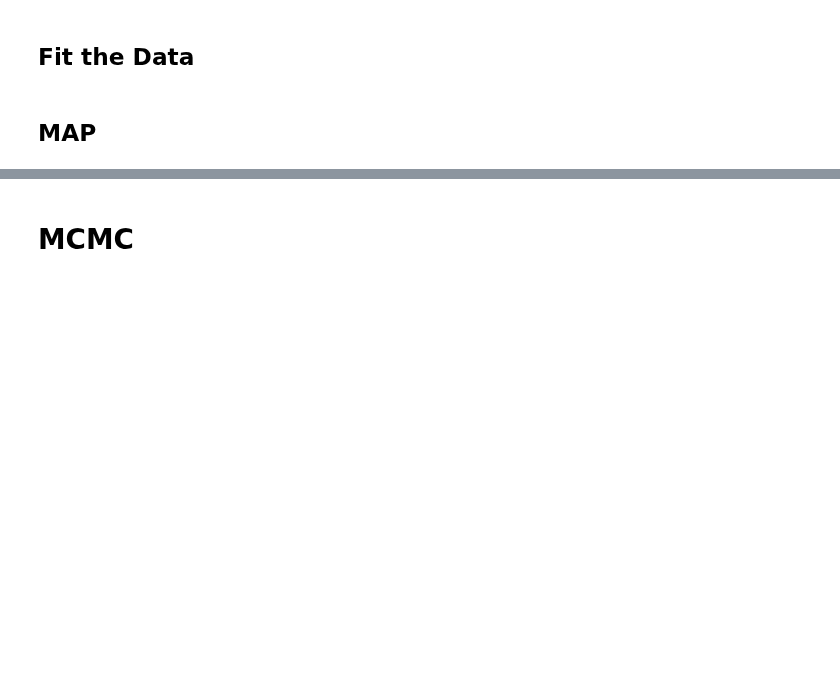
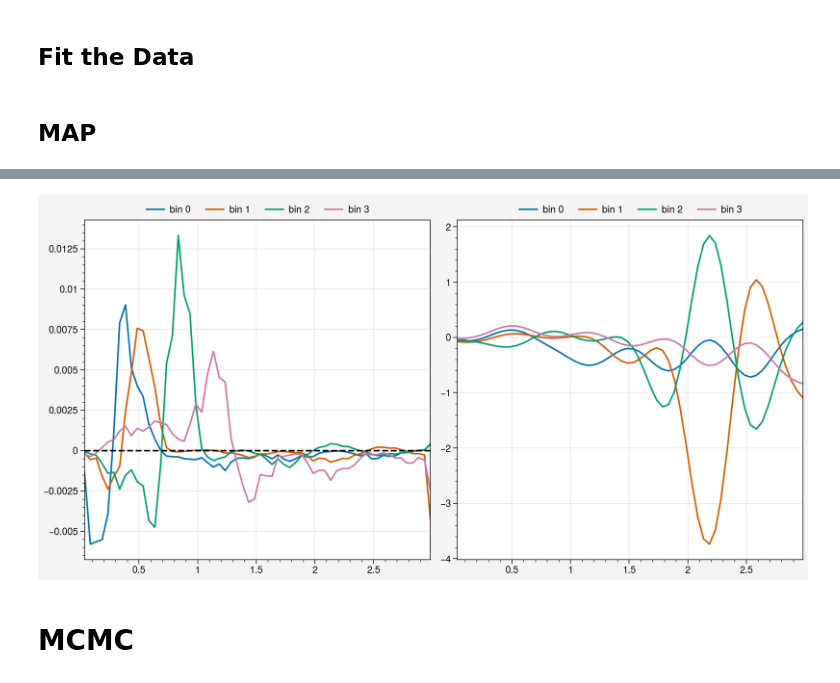
Before and after one commit to beckermr/des-y6-analysis, a Jupyter notebook: 2024_10_21_fgmodels/v1/des-y6-nz-fits-full-model-tomo.ipynb, the cells around one changed output, grey strips where cells are left out. Saved outputs shown, nothing was run; the diff lists cells and outputs as text; code cells hidden in the pictures; blank space fills up the shorter version.

```diff
--- a/2024_10_21_fgmodels/v1/des-y6-nz-fits-full-model-tomo.ipynb
+++ b/2024_10_21_fgmodels/v1/des-y6-nz-fits-full-model-tomo.ipynb
@@ -235,3 +146,24 @@ fig = plot_results(model_module=model_module, model_data=model_data, map_params=
+# %%
+if hasattr(model_module, "model_parts_smooth"):
+    model_parts = model_module.model_parts_smooth(
+        params=map_params,
+        **model_data,
+    )
+
+    fig, axs = uplt.subplots(nrows=1, ncols=2, figsize=(10, 5), sharey=0)
+    for i in range(4):
+        m = axs[0, 0].plot(data.z, model_parts[i]["F"] * data.nzs[i], label=f"bin {i}")
+        # axs[0, 0].plot(data.z, 0.03 * data.nzs[i], color=m[0].get_color(), ls="-.")
+        if np.any(model_parts[i]["G"] > 0):
+            axs[0, 0].plot(data.z, model_parts[i]["G"], ls="--", color=m[0].get_color())
+    axs[0, 0].legend(loc="t", frameon=False, ncols=4)
+    axs[0, 0].axhline(0.0, color="k", ls="--")
+
+    for i in range(4):
+        m = axs[0,1].plot(data.z, model_parts[i]["F"], label=f"bin {i}")
+    axs[0, 1].legend(loc="t", frameon=False, ncols=4)
+# %% [output]
+[figure, added]
 # %% [markdown]
 # MCMC
 # %%
```
Also changed, not shown: parts of 20 cells of this notebook, 6 other files.
